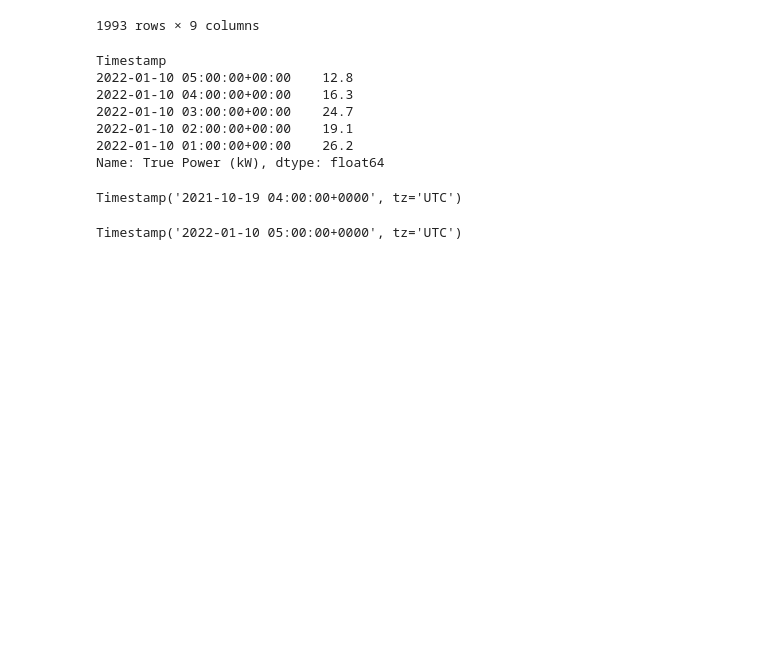
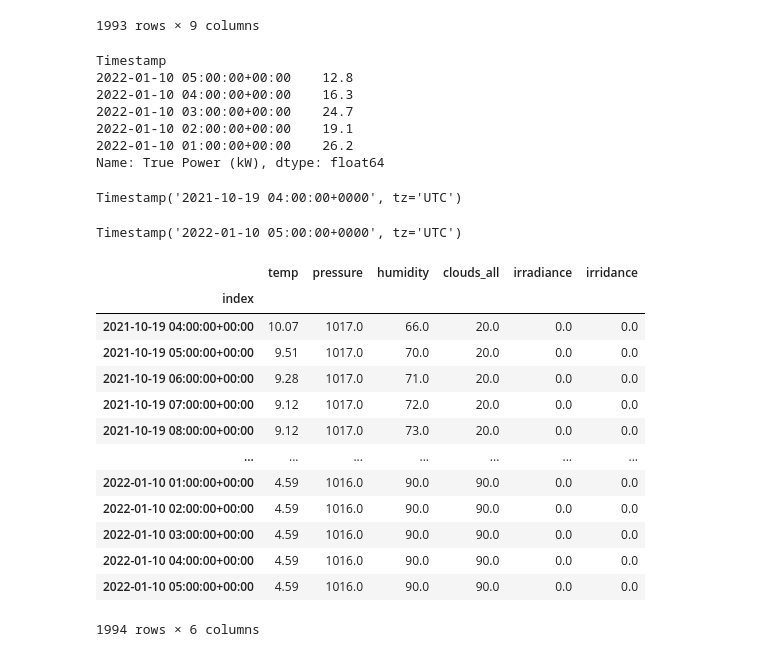
Before and after one commit to samsipe/amplify-microgrid-ai, a Jupyter notebook: notebooks/predict_power_gen_initial_model.ipynb, the cells around one changed output. Saved outputs shown, nothing was run; the diff lists cells and outputs as text; code cells hidden in the pictures; blank space fills up the shorter version.

```diff
--- a/notebooks/predict_power_gen_initial_model.ipynb
+++ b/notebooks/predict_power_gen_initial_model.ipynb
@@ -145,3 +145,21 @@ date_list = [end_date - dt.timedelta(days=x) for x in range(num_days)]
 
 test_train_split = 0.7
 random_date_list = random.sample(date_list, int(test_train_split*len(date_list)))
+# %%
+temp_x = weather_data[str(start_date):str(end_date)]
+temp_x
+# %% [output]
+|  | temp | pressure | humidity | clouds_all | irradiance | irridance |
+| index |  |  |  |  |  |  |
+| 2021-10-19 04:00:00+00:00 | 10.07 | 1017.0 | 66.0 | 20.0 | 0.0 | 0.0 |
+| 2021-10-19 05:00:00+00:00 | 9.51 | 1017.0 | 70.0 | 20.0 | 0.0 | 0.0 |
+| 2021-10-19 06:00:00+00:00 | 9.28 | 1017.0 | 71.0 | 20.0 | 0.0 | 0.0 |
+| 2021-10-19 07:00:00+00:00 | 9.12 | 1017.0 | 72.0 | 20.0 | 0.0 | 0.0 |
+| 2021-10-19 08:00:00+00:00 | 9.12 | 1017.0 | 73.0 | 20.0 | 0.0 | 0.0 |
+| ... | ... | ... | ... | ... | ... | ... |
+| 2022-01-10 01:00:00+00:00 | 4.59 | 1016.0 | 90.0 | 90.0 | 0.0 | 0.0 |
+| 2022-01-10 02:00:00+00:00 | 4.59 | 1016.0 | 90.0 | 90.0 | 0.0 | 0.0 |
+| 2022-01-10 03:00:00+00:00 | 4.59 | 1016.0 | 90.0 | 90.0 | 0.0 | 0.0 |
+| 2022-01-10 04:00:00+00:00 | 4.59 | 1016.0 | 90.0 | 90.0 | 0.0 | 0.0 |
+| 2022-01-10 05:00:00+00:00 | 4.59 | 1016.0 | 90.0 | 90.0 | 0.0 | 0.0 |
+1994 rows × 6 columns
```
Also changed, not shown: parts of 14 cells of this notebook.
